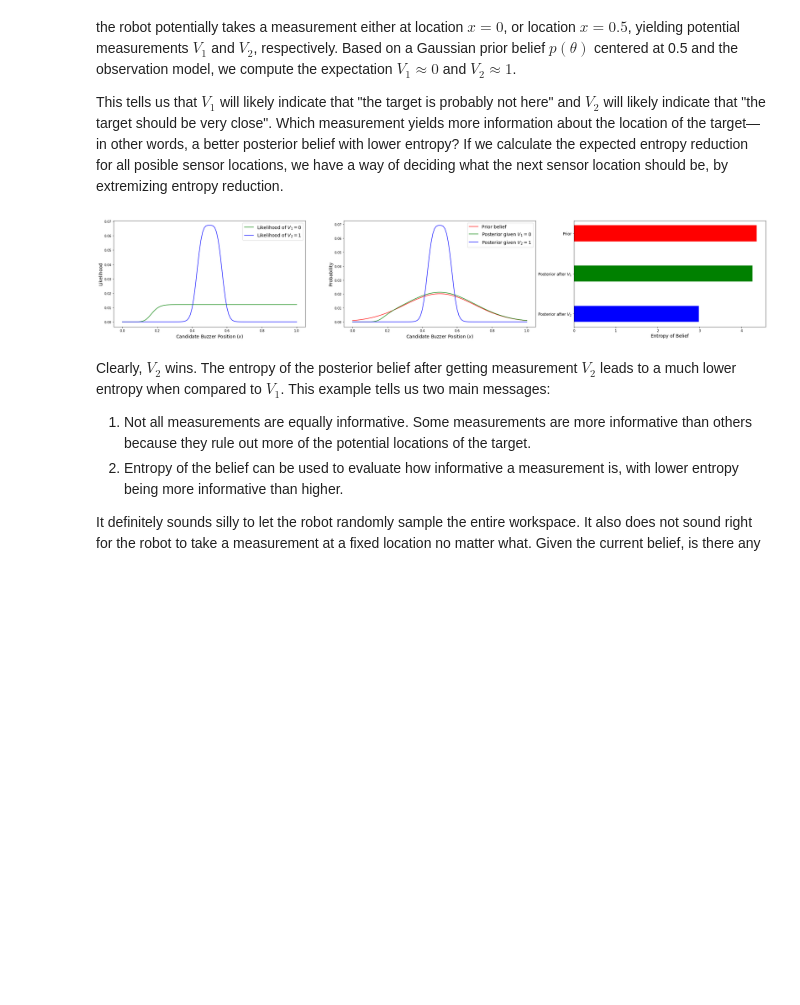
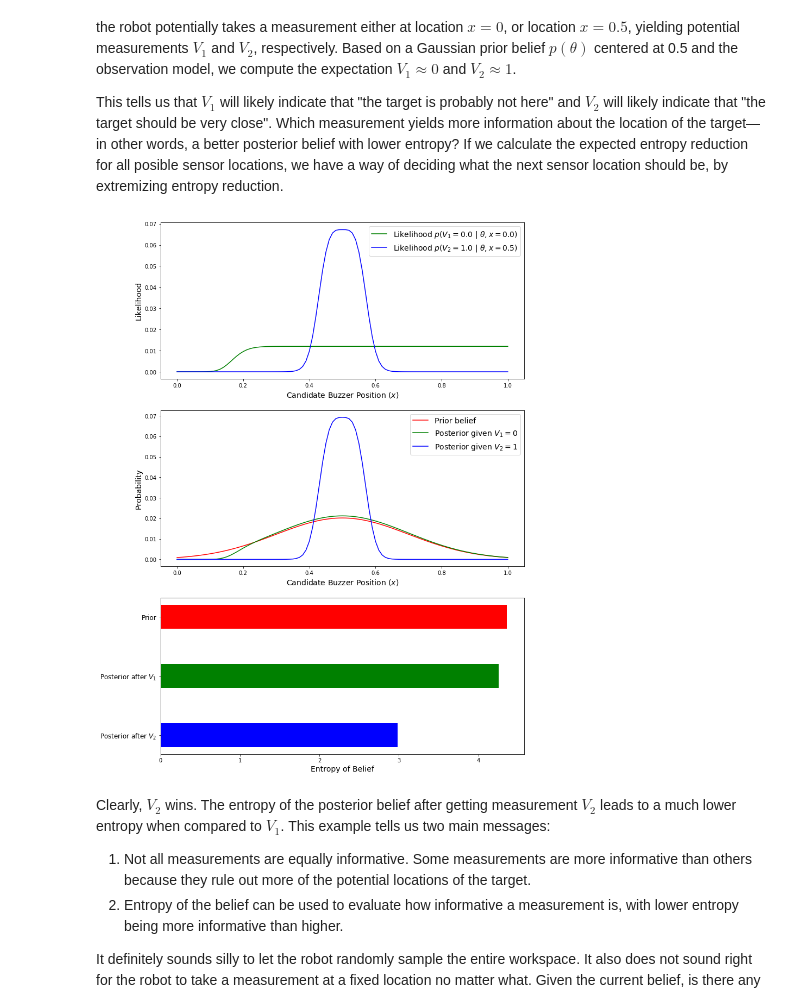
Before and after one commit to MacIver-Lab/Ergodic-Information-Harvesting, a Jupyter notebook: Tutorial/Ergodic_Information_Harvesting_Tutorial.ipynb, the cells around one changed output. Drawn from its saved outputs; the diff is of its cells as text; code cells hidden in the pictures; blank space fills up the shorter version.

```diff
--- a/Tutorial/Ergodic_Information_Harvesting_Tutorial.ipynb
+++ b/Tutorial/Ergodic_Information_Harvesting_Tutorial.ipynb
@@ -181,36 +181,36 @@ This tells us that $V_1$ will likely indicate that "the target is probably not h
 # %%
 # Plot some PDF as example and their corresponding entropy
 priorP1 = norm.pdf(wsSamples,0.5,0.2) # Gaussian belief
 priorP1 /= priorP1.sum()
 
-_, (ax1, ax2, ax3) = plt.subplots(1, 3, figsize=(36,6))
-ax1.plot(wsSamples, Pvtheta(0.0, 0.0), color='g', label='Likelihood of $V_1=0$')
-ax1.plot(wsSamples, Pvtheta(1.0, 0.5), color='b', label='Likelihood of $V_2=1$')
+_, (ax1, ax2, ax3) = plt.subplots(3, 1, figsize=(12, 18))
+ax1.plot(wsSamples, Pvtheta(0.0, 0.0), color='g', label=r'Likelihood $p(V_1=0.0~|~\theta, x=0.0)$')
+ax1.plot(wsSamples, Pvtheta(1.0, 0.5), color='b', label=r'Likelihood $p(V_2=1.0~|~\theta, x=0.5)$')
 ax1.set_xlabel(r'Candidate Buzzer Position ($x$)', fontsize=14)
 ax1.set_ylabel(r'Likelihood', fontsize=14)
 ax1.legend(fontsize=14, loc='best');
 
 ppP1 = priorP1 * Pvtheta(0.0, 0.0)
 ppP2 = priorP1 * Pvtheta(1.0, 0.5)
 ppP1 /= ppP1.sum()
 ppP2 /= ppP2.sum()
 
 ax2.plot(wsSamples, priorP1, color='r', label='Prior belief')
 ax2.plot(wsSamples, ppP1, color='g', label='Posterior given $V_1=0$')
 ax2.plot(wsSamples, ppP2, color='b', label='Posterior given $V_2=1$')
 ax2.set_xlabel(r'Candidate Buzzer Position ($x$)', fontsize=14)
 ax2.set_ylabel(r'Probability', fontsize=14)
 ax2.legend(fontsize=14, loc='best');
 
 ax3.barh([0,1,2], [entropy(priorP1), entropy(ppP1), entropy(ppP2)], height=0.4,
         color=['r', 'g', 'b'])
 ax3.set_yticks([0, 1, 2])
 ax3.set_yticklabels(('Prior', 'Posterior after $V_1$', 'Posterior after $V_2$'),
                    fontsize=12)
 ax3.invert_yaxis()
 ax3.set_xlabel(r'Entropy of Belief', fontsize=14);
 # %% [output]
-[figure, old version]
+[figure, new version]
 # %% [markdown]
 Clearly, $V_2$ wins. The entropy of the posterior belief after getting measurement $V_2$ leads to a much lower entropy when compared to $V_1$. This example tells us two main messages:
 1. Not all measurements are equally informative. Some measurements are more informative than others because they rule out more of the potential locations of the target.
```
Also changed, not shown: parts of 4 cells of this notebook.
